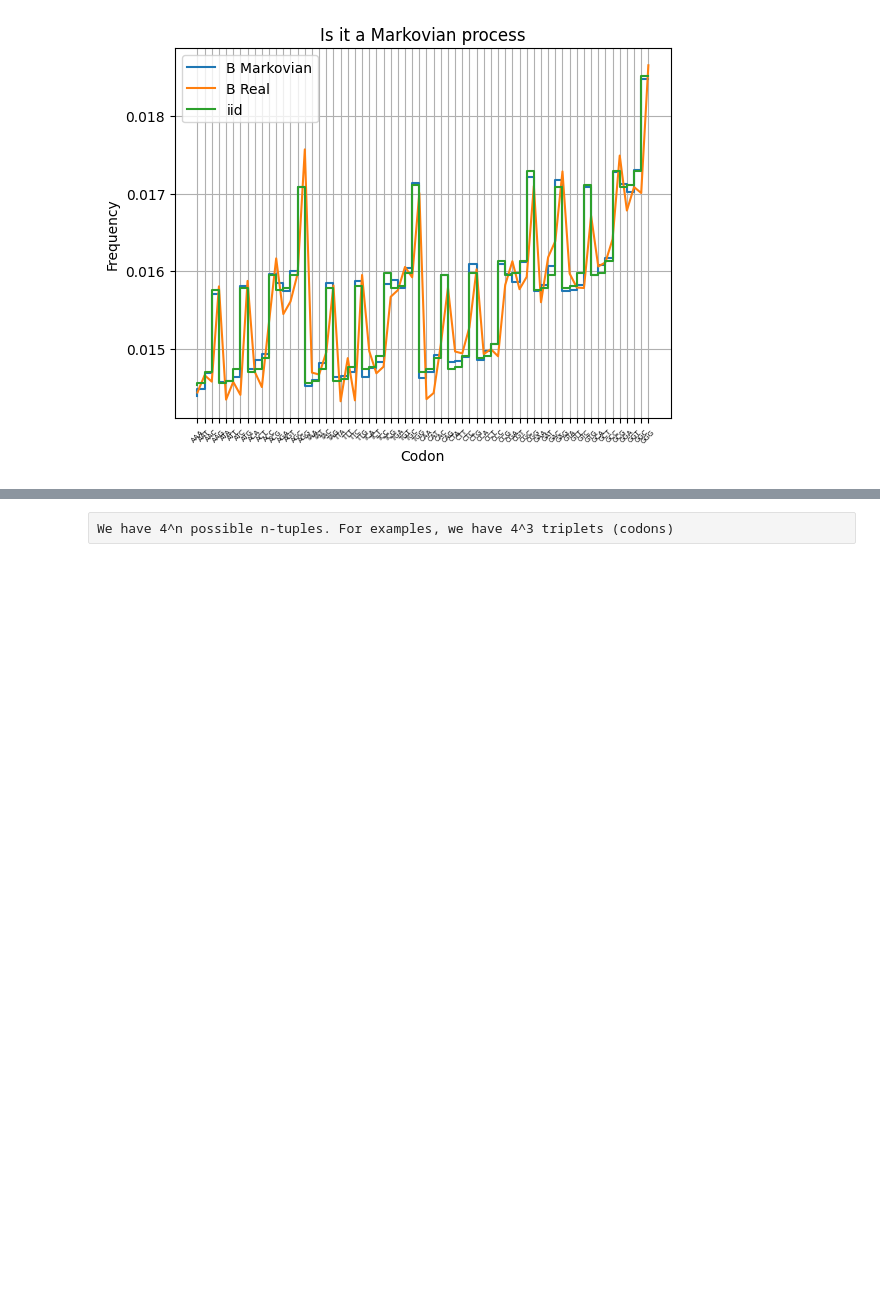
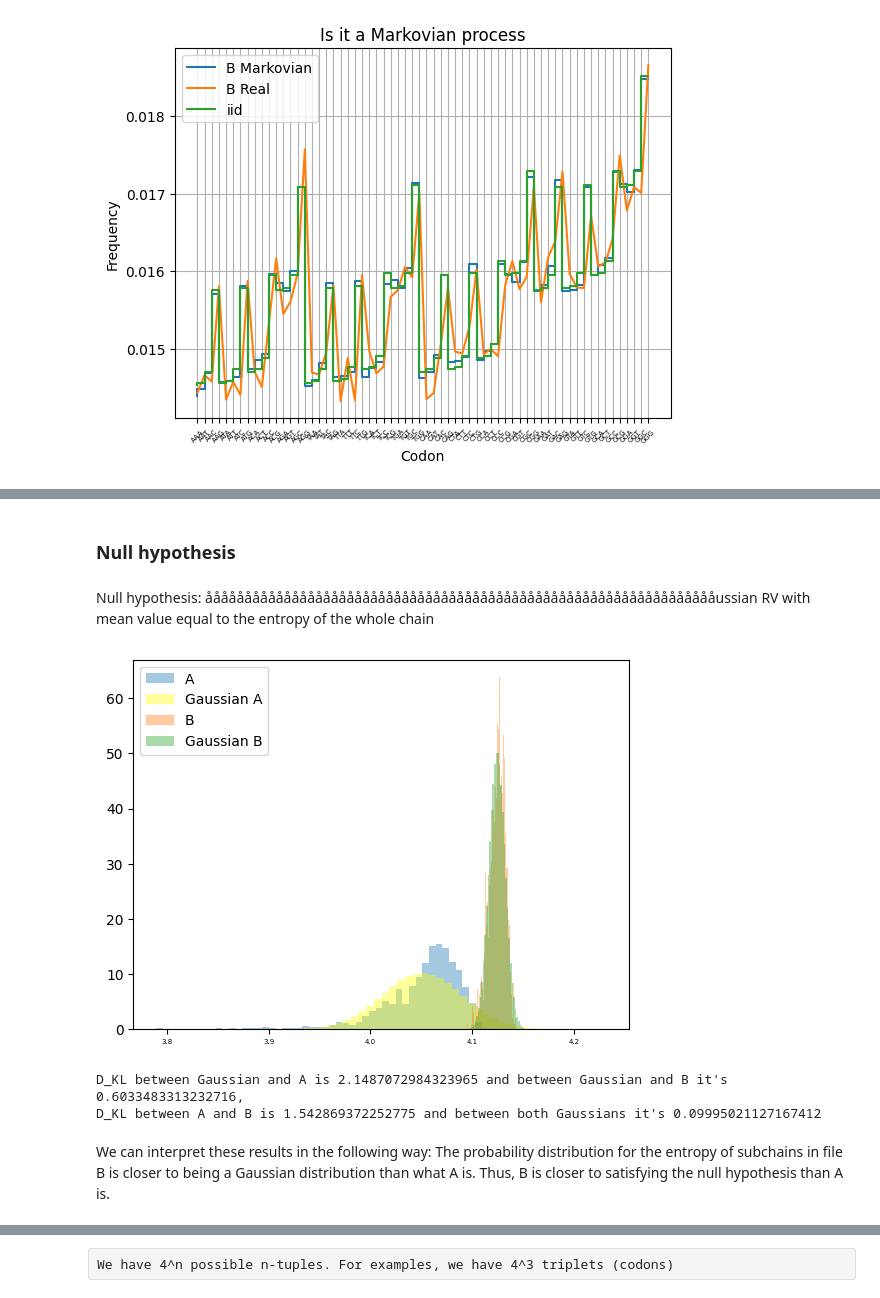
Before and after one commit to Joshua-Lemus/Which-is-E_Coli, a Jupyter notebook: Which-is-EColi.ipynb, the cells around one changed output, grey strips where cells are left out. Saved outputs shown, nothing was run; the diff lists cells and outputs as text; code cells hidden in the pictures; blank space fills up the shorter version.

```diff
--- a/Which-is-EColi.ipynb
+++ b/Which-is-EColi.ipynb
@@ -481 +529,47 @@ print(B_Mark_prob,B_iid_prob)
+# %% [markdown]
+### Null hypothesis
+# %% [markdown]
+Null hypothesis: åååååååååååååååååååååååååååååååååååååååååååååååååååååååååååååååååussian RV with mean value equal to the entropy of the whole chain
+# %%
+#mu = entropy(B,word_length=word_length)
+def exponential(x):
+    return 1/mu*math.exp(-x*mu)
+
+gaussA=np.random.normal(np.mean(A_entropies), np.std(A_entropies), 1000000)
+gaussB=np.random.normal(np.mean(B_entropies), np.std(B_entropies), 1000000)
+
+A_entorpies_probs = plt.hist(A_entropies, alpha=0.4,label='A',bins=50,density=True)
+gaussA_probs = plt.hist(gaussA, alpha=0.4, label='Gaussian A',bins=50, color='yellow',density=True)
+B_entropies_probs = plt.hist(B_entropies, alpha=0.4, label='B',bins=50,density=True)
+gaussB_probs = plt.hist(gaussB, alpha=0.4, label='Gaussian B',bins=50,density=True)
+#plt.plot(A_entropies, [exponential(x) for x in A_entropies])
+plt.legend(loc='best')
+plt.show()
+
+
+def DKL(a, b):
+
+    a = np.asarray(a)/np.sum(a)
+    b = np.asarray(b)/np.sum(b)
+    relent = 0
+    for i in range(len(b)):
+        if (a[i]!=0 and b[i]!=0):
+            relent+= a[i]*np.log(a[i]/b[i])
+            #print(relent)
+    return relent#np.sum(np.where(b != 0, a * np.log(a / b), 0))
+
+DKL_A = DKL(gaussA_probs[0],A_entorpies_probs[0])
+DKL_B = DKL(gaussB_probs[0], B_entropies_probs[0])#sum(scipy.special.rel_entr(B_entropies, gaussB))
+DKL_AB = DKL(B_entorpies_probs[0],A_entorpies_probs[0])
+DKL_gaussAB = DKL(gaussA_probs[0], gaussB_probs[0])
+
+print(f"D_KL between Gaussian and A is {DKL_A} and between Gaussian and B it's {DKL_B}, \nD_KL between A and B is {DKL_AB} and \
+between both Gaussians it's {DKL_gaussAB}")
+# %% [output]
+[figure, added]
+D_KL between Gaussian and A is 2.1487072984323965 and between Gaussian and B it's 0.6033483313232716,
+D_KL between A and B is 1.542869372252775 and between both Gaussians it's 0.09995021127167412
+# %% [markdown]
+We can interpret these results in the following way:
+The probability distribution for the entropy of subchains in file B is closer to being a Gaussian distribution than what A is. Thus, B is closer to satisfying the null hypothesis than A is.
 # %% [markdown]
```
Also changed, not shown: parts of 20 cells of this notebook.
